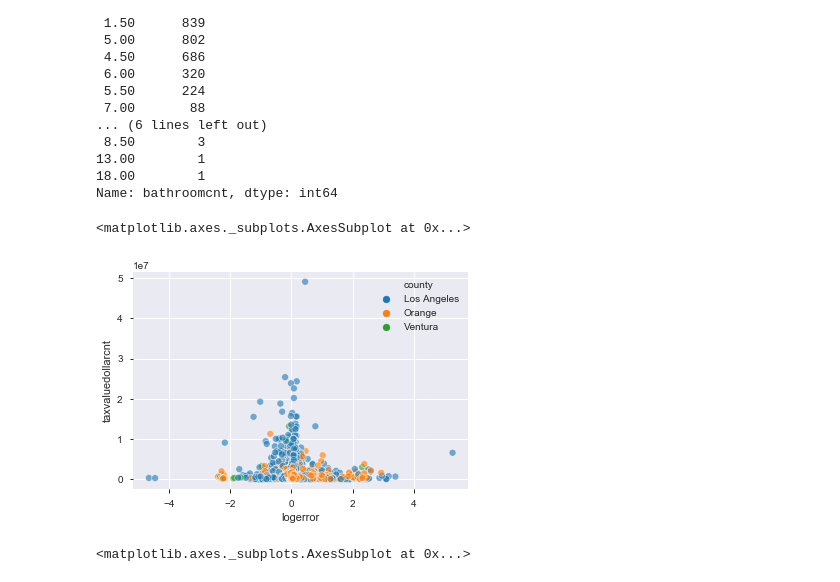
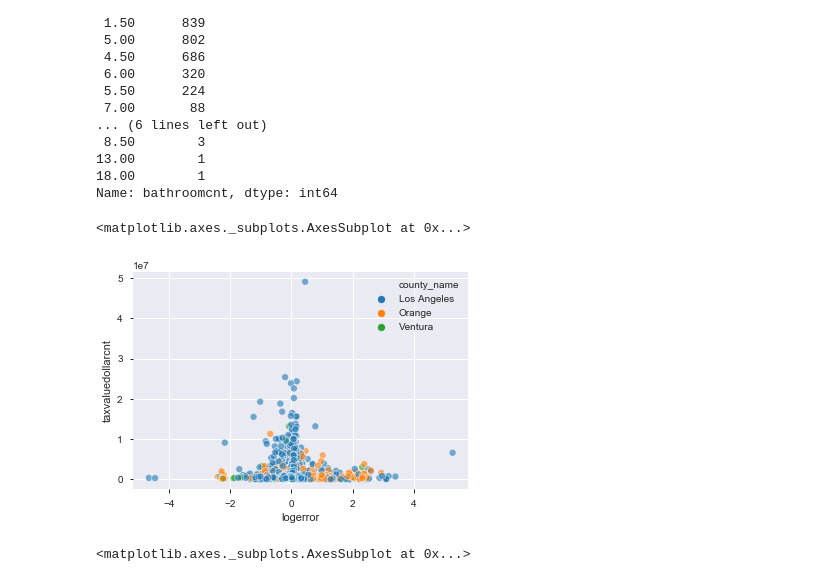
Before and after one commit to FJ-Zillow-Org/Zillow, a Jupyter notebook: faiths_explore.ipynb, the cells around one changed output. Drawn from its saved outputs; the diff is of its cells as text; code cells hidden in the pictures.

```diff
--- a/faiths_explore.ipynb
+++ b/faiths_explore.ipynb
@@ -50,0 +59,4 @@ df.shape
+# %%
+df["county_name"] = df["fips"].map({6037: "Los Angeles", 6059: "Orange", 6111: "Ventura"})
+# %%
+df.drop(columns="fips", inplace=True)
@@ -50,0 +74,2 @@ df.shape
+# %%
+cols = ["poolcnt", "garagecarcnt"]
@@ -50,0 +78,2 @@ df.shape
+# %%
+df = prepare.fill_zero(df, cols=cols)
@@ -86,10 +133,10 @@ df.bathroomcnt.value_counts()
 18.00        1
 Name: bathroomcnt, dtype: int64
 # %%
-sns.scatterplot(data=df, x="logerror", y="taxvaluedollarcnt", hue="county", hue_order=["Los Angeles", "Orange", "Ventura"] , alpha=.6)
+sns.scatterplot(data=df, x="logerror", y="taxvaluedollarcnt", hue="county_name", hue_order=["Los Angeles", "Orange", "Ventura"] , alpha=.6)
 # %% [output]
 <matplotlib.axes._subplots.AxesSubplot at 0x...>
-[figure, old version]
+[figure, new version]
 # %%
 sns.boxplot(df.bedroomcnt, df.calculatedfinishedsquarefeet)
 # %% [output]
```
Also changed, not shown: parts of 29 cells of this notebook.
